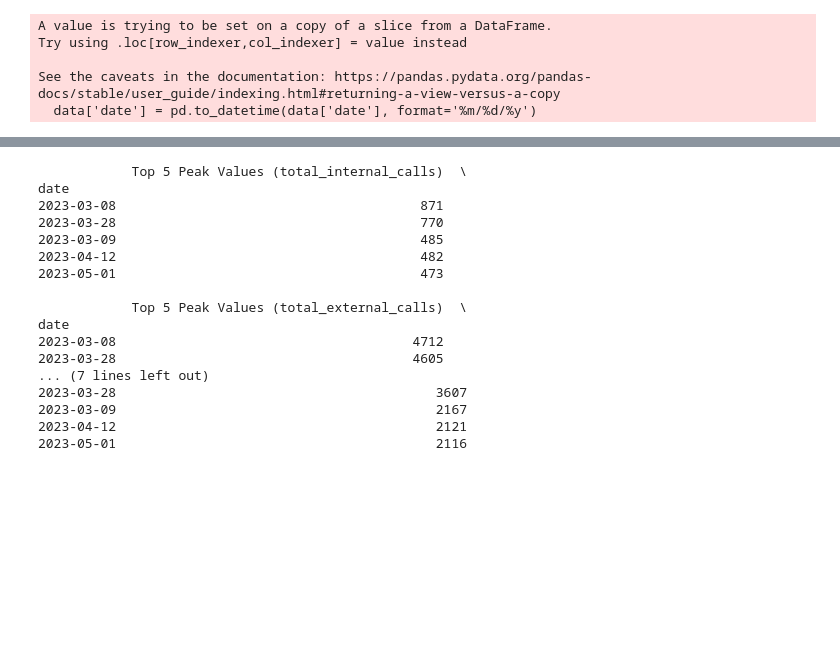
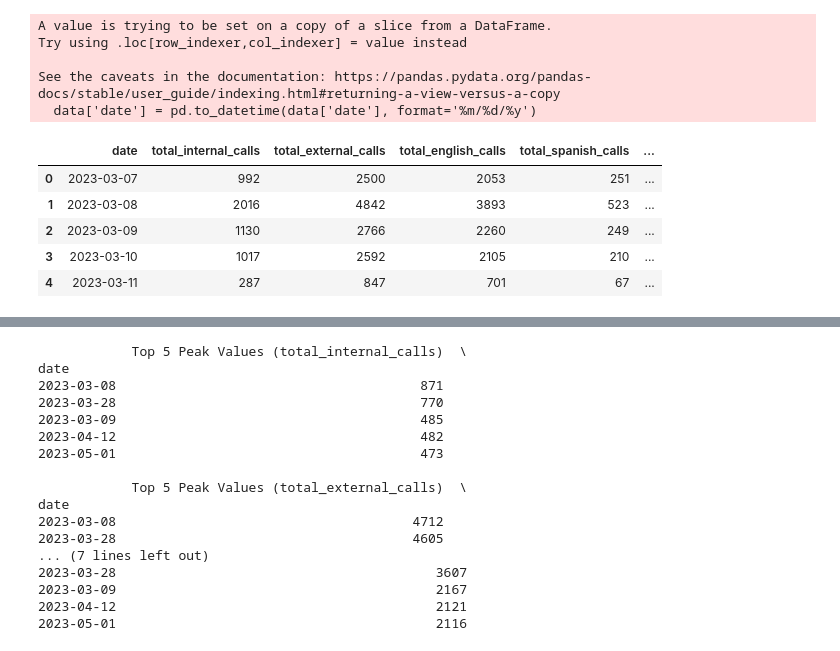
Before and after one commit to mfturra/python-practice, a Jupyter notebook: work-work/modify-excel.ipynb, the cells around one changed output, grey strips where cells are left out. Cells and saved outputs as stored; diff of their text form; code cells hidden in the pictures; blank space fills up the shorter version.

```diff
--- a/work-work/modify-excel.ipynb
+++ b/work-work/modify-excel.ipynb
@@ -56,6 +70,15 @@ See the caveats in the documentation: https://pandas.pydata.org/pandas-docs/stab
 # %%
 # Create column by weekday
 filtered_data['weekday'] = filtered_data['date'].dt.dayofweek
+# %%
+filtered_data.head()
+# %% [output]
+|  | date | total_internal_calls | total_external_calls | total_english_calls | total_spanish_calls | ... |
+| 0 | 2023-03-07 | 992 | 2500 | 2053 | 251 | ... |
+| 1 | 2023-03-08 | 2016 | 4842 | 3893 | 523 | ... |
+| 2 | 2023-03-09 | 1130 | 2766 | 2260 | 249 | ... |
+| 3 | 2023-03-10 | 1017 | 2592 | 2105 | 210 | ... |
+| 4 | 2023-03-11 | 287 | 847 | 701 | 67 | ... |
 # %%
 # Plotting internal, external, and call transfers call volumes overlayed
 # Creating subplots
```
Also changed, not shown: parts of 7 cells of this notebook.
